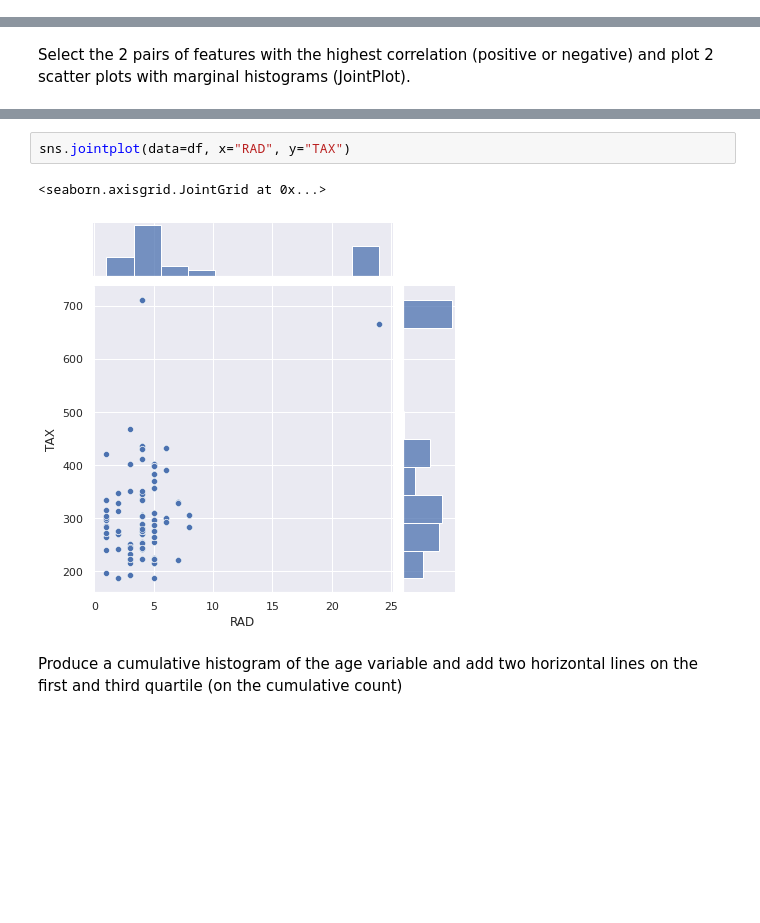
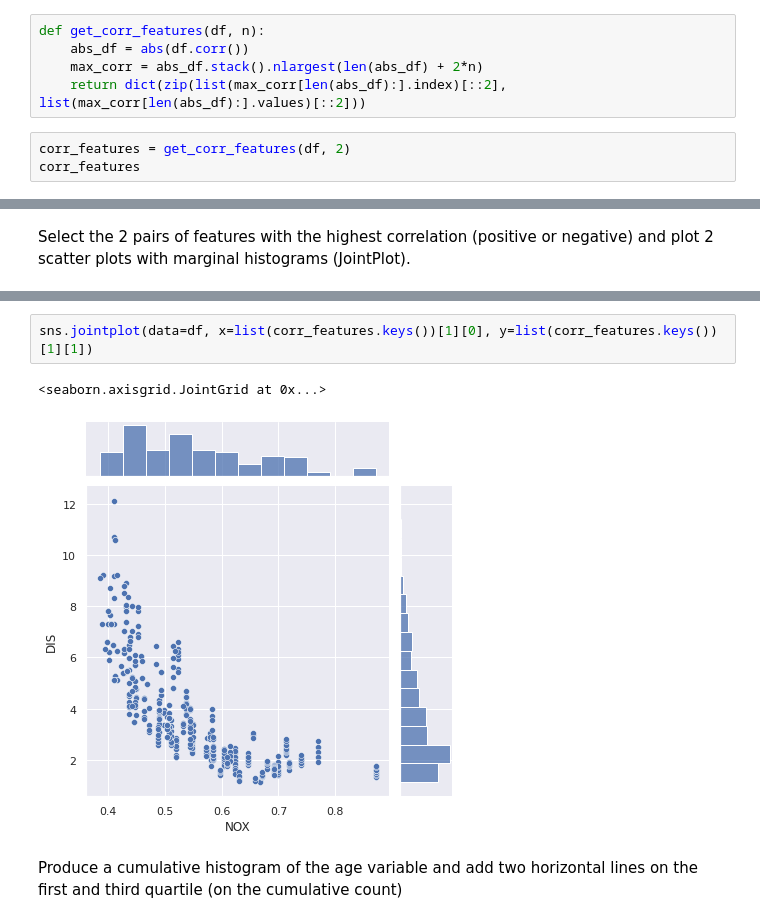
Before and after one commit to ronigold/Statistics_HW, a Jupyter notebook: HW2.ipynb, the cells around one changed output, grey strips where cells are left out. Saved outputs shown, nothing was run; the diff lists cells and outputs as text; blank space fills up the shorter version.

```diff
--- a/HW2.ipynb
+++ b/HW2.ipynb
@@ -118,0 +115,8 @@ sns.heatmap(df.corr())
+# %%
+def get_corr_features(df, n):
+    abs_df = abs(df.corr())
+    max_corr = abs_df.stack().nlargest(len(abs_df) + 2*n)
+    return dict(zip(list(max_corr[len(abs_df):].index)[::2], list(max_corr[len(abs_df):].values)[::2]))
+# %%
+corr_features = get_corr_features(df, 2)
+corr_features
@@ -136,8 +134,8 @@ sns.jointplot(data=df, x="INDUS", y="NOX")
 # %%
-sns.jointplot(data=df, x="RAD", y="TAX")
+sns.jointplot(data=df, x=list(corr_features.keys())[1][0], y=list(corr_features.keys())[1][1])
 # %% [output]
 <seaborn.axisgrid.JointGrid at 0x...>
-[figure, old version]
+[figure, new version]
 # %% [markdown]
 Produce a cumulative histogram of the age variable and add two horizontal lines on the first and third quartile (on the cumulative count)
 # %%
```
Also changed, not shown: parts of 35 cells of this notebook.
